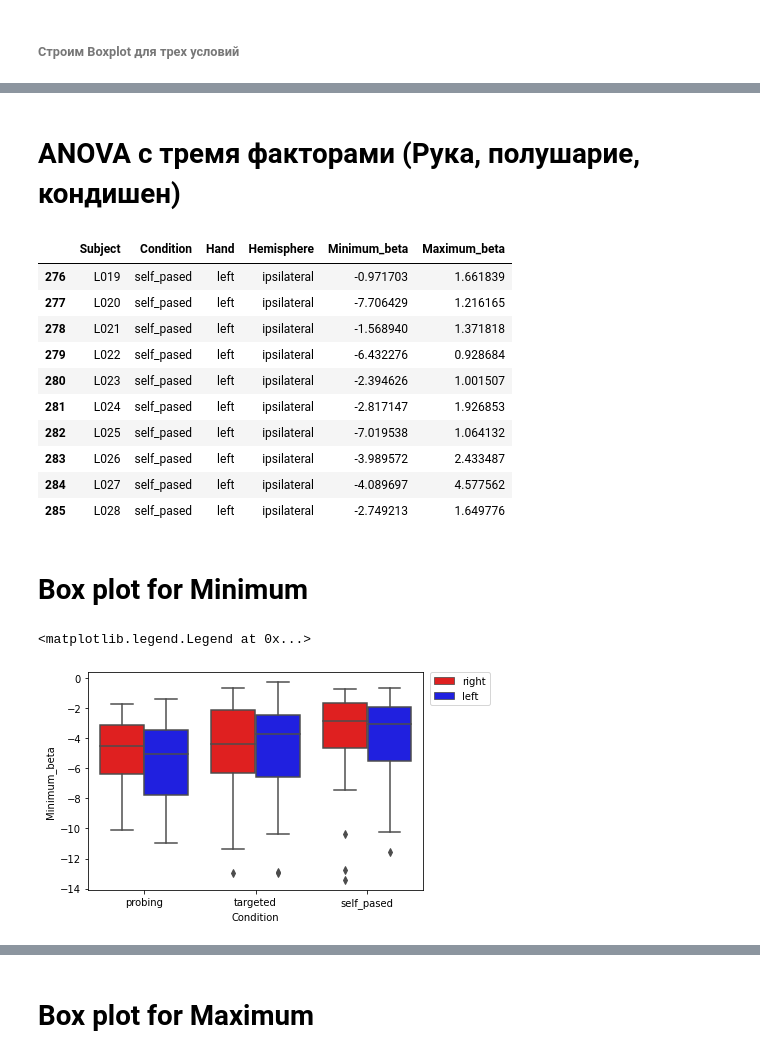
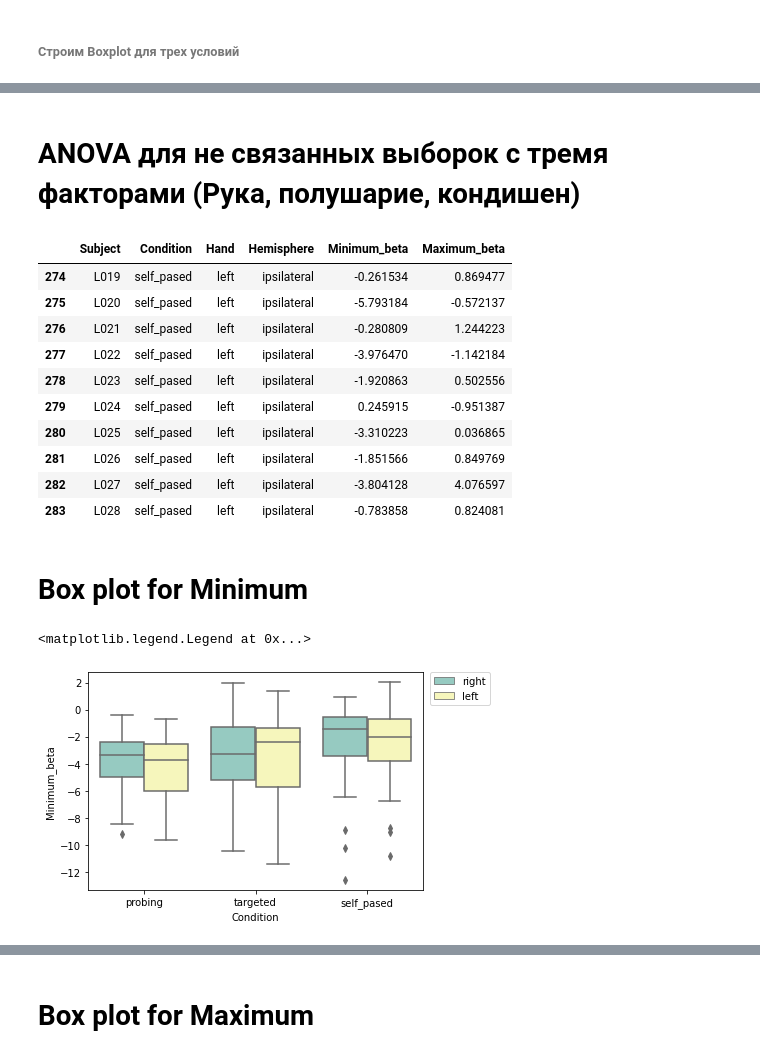
Before and after one commit to Mirrabella/Extremes_for_MEG_data, a Jupyter notebook: ANOVA/ANOVA_для_беты.ipynb, the cells around one changed output, grey strips where cells are left out. Cells and saved outputs as stored; diff of their text form; code cells hidden in the pictures.

```diff
--- a/ANOVA/ANOVA_для_беты.ipynb
+++ b/ANOVA/ANOVA_для_беты.ipynb
@@ -81,30 +93,30 @@ anova_table
 # %% [markdown]
-# ANOVA с тремя факторами (Рука, полушарие, кондишен)
+# ANOVA для не связанных выборок с тремя факторами (Рука, полушарие, кондишен)
 # %%
 # load data file
-d = pd.read_csv(r"/home/vera/MNE/ANOVA/table_for_anova_hemisphere.csv")
+d = pd.read_csv(r"/home/vera/MNE/ANOVA/table_for_anova_hemisphere_short_int.csv")
 d.tail(10)
 # %% [output]
 |  | Subject | Condition | Hand | Hemisphere | Minimum_beta | Maximum_beta |
-| 276 | L019 | self_pased | left | ipsilateral | -0.971703 | 1.661839 |
-| 277 | L020 | self_pased | left | ipsilateral | -7.706429 | 1.216165 |
-| 278 | L021 | self_pased | left | ipsilateral | -1.568940 | 1.371818 |
-| 279 | L022 | self_pased | left | ipsilateral | -6.432276 | 0.928684 |
-| 280 | L023 | self_pased | left | ipsilateral | -2.394626 | 1.001507 |
-| 281 | L024 | self_pased | left | ipsilateral | -2.817147 | 1.926853 |
-| 282 | L025 | self_pased | left | ipsilateral | -7.019538 | 1.064132 |
-| 283 | L026 | self_pased | left | ipsilateral | -3.989572 | 2.433487 |
-| 284 | L027 | self_pased | left | ipsilateral | -4.089697 | 4.577562 |
-| 285 | L028 | self_pased | left | ipsilateral | -2.749213 | 1.649776 |
+| 274 | L019 | self_pased | left | ipsilateral | -0.261534 | 0.869477 |
+| 275 | L020 | self_pased | left | ipsilateral | -5.793184 | -0.572137 |
+| 276 | L021 | self_pased | left | ipsilateral | -0.280809 | 1.244223 |
+| 277 | L022 | self_pased | left | ipsilateral | -3.976470 | -1.142184 |
+| 278 | L023 | self_pased | left | ipsilateral | -1.920863 | 0.502556 |
+| 279 | L024 | self_pased | left | ipsilateral | 0.245915 | -0.951387 |
+| 280 | L025 | self_pased | left | ipsilateral | -3.310223 | 0.036865 |
+| 281 | L026 | self_pased | left | ipsilateral | -1.851566 | 0.849769 |
+| 282 | L027 | self_pased | left | ipsilateral | -3.804128 | 4.076597 |
+| 283 | L028 | self_pased | left | ipsilateral | -0.783858 | 0.824081 |
 # %% [markdown]
 # Box plot for Minimum
 # %%
 my_pal = {Hand: "r" if Hand == "right" else "b" for Hand in d.Hand.unique()}
-sns.boxplot(x="Condition", y="Minimum_beta", hue="Hand", data=d, palette=my_pal)
+sns.boxplot(x="Condition", y="Minimum_beta", hue="Hand", data=d, palette="Set3")
 plt.legend(bbox_to_anchor=(1.2, 1),borderaxespad=0)
 # %% [output]
 <matplotlib.legend.Legend at 0x...>
-[figure, old version]
+[figure, new version]
 # %%
 my_pal2 = {Hemisphere: "pink" if Hemisphere == "ipsilateral" else "g" for Hemisphere in d.Hemisphere.unique()}
 sns.boxplot(x="Condition", y="Minimum_beta", hue="Hemisphere", data=d, palette=my_pal2)
```
Also changed, not shown: parts of 51 cells of this notebook.
